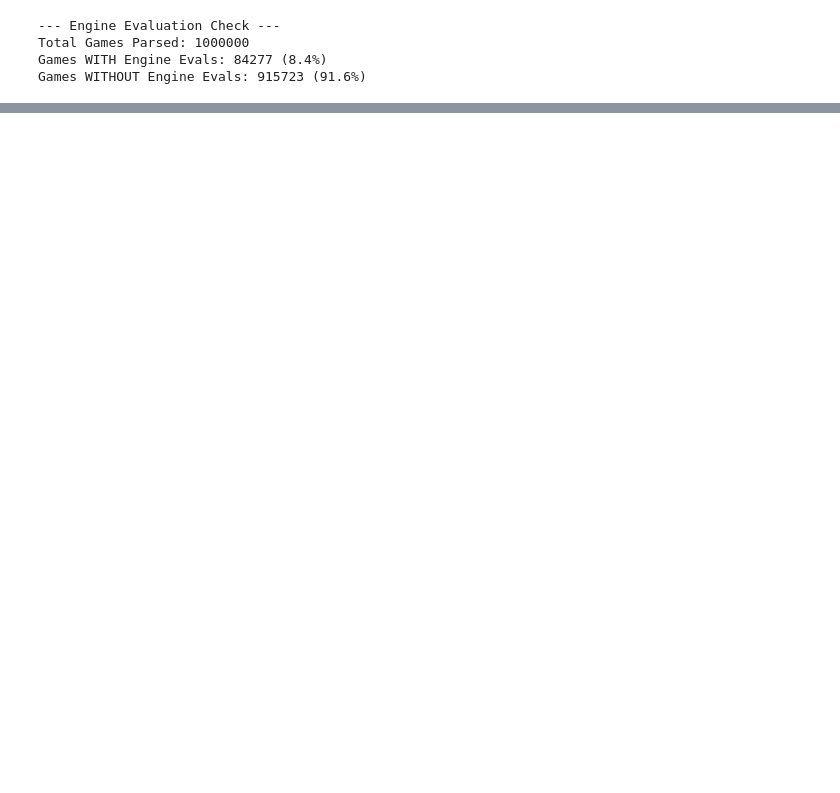
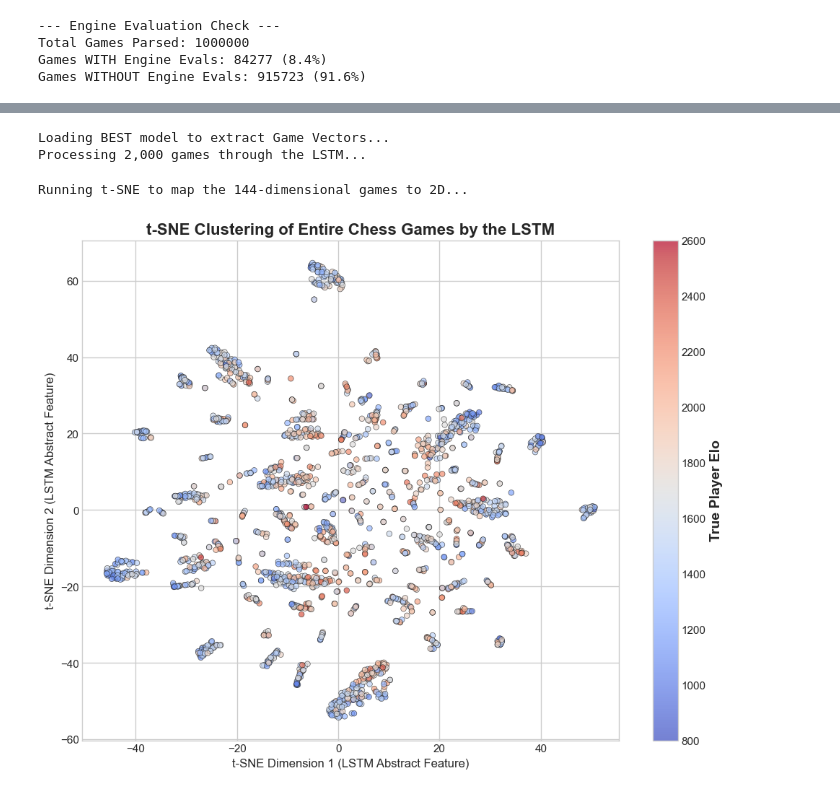
Before and after one commit to Defogh/AppML_FinalProject, a Jupyter notebook: root/workspace/elias_sandbox/Testing2.ipynb, the cells around one changed output, grey strips where cells are left out. Saved outputs shown, nothing was run; the diff lists cells and outputs as text; code cells hidden in the pictures; blank space fills up the shorter version.

```diff
--- a/root/workspace/elias_sandbox/Testing2.ipynb
+++ b/root/workspace/elias_sandbox/Testing2.ipynb
@@ -502,7 +497,7 @@ sample_true_dist = None
 print("Gathering predictions from validation set...")
 
 with torch.no_grad():
-    for moves, clocks, turns, evals, eco_ids, labels in val_loader:
+    for moves, clocks, turns, evals, eco_ids, labels in test_loader:
         moves, clocks, turns, evals, eco_ids = moves.to(device), clocks.to(device), turns.to(device), evals.to(device), eco_ids.to(device)
         labels = labels.to(device)
 
@@ -660,0 +732,73 @@ plt.show()
+# %%
+from sklearn.manifold import TSNE
+import matplotlib.pyplot as plt
+import numpy as np
+import torch
+
+print("Loading BEST model to extract Game Vectors...")
+model.load_state_dict(torch.load('distribution_chess_model.pth'))
+model.eval()
+
+game_vectors = []
+game_elos = []
+
+print("Processing 2,000 games through the LSTM...")
+with torch.no_grad():
+    for batch_idx, (moves, clocks, turns, evals, eco_ids, labels) in enumerate(test_loader):
+        moves, clocks, turns = moves.to(device), clocks.to(device), turns.to(device)
+        evals, eco_ids, labels = evals.to(device), eco_ids.to(device), labels.to(device)
+
+        # 1. Manually run the first half of the model's forward pass
+        embedded_moves = model.embedding(moves)
+        embedded_turns = model.turn_embedding(turns)
+        clocks_exp = clocks.unsqueeze(-1)
+        evals_exp = evals.unsqueeze(-1)
+
+        fused_seq = torch.cat((embedded_moves, embedded_turns, clocks_exp, evals_exp), dim=2)
+
+        # 2. Extract the Bidirectional LSTM final states (The "Game Summary")
+        _, (h_n, _) = model.lstm(fused_seq)
+        final_state = torch.cat((h_n[-2, :, :], h_n[-1, :, :]), dim=1)
+
+        # 3. Add the Opening (ECO) information
+        embedded_eco = model.eco_embedding(eco_ids)
+        combined_features = torch.cat((final_state, embedded_eco), dim=1) # Shape: [Batch_size, 144]
+
+        # 4. Save the Game Vectors and the True Elos
+        game_vectors.extend(combined_features.cpu().numpy())
+
+        true_elo = torch.argmax(labels, dim=1) * 100
+        game_elos.extend(true_elo.cpu().numpy())
+
+        # Stop after we have around 2,000 games (too many will crash t-SNE)
+        if len(game_vectors) >= 2000:
+            break
+
+game_vectors = np.array(game_vectors)
+game_elos = np.array(game_elos)
+
+print("Running t-SNE to map the 144-dimensional games to 2D...")
+tsne = TSNE(n_components=2, perplexity=40, random_state=42, init='pca', learning_rate='auto')
+games_2d = tsne.fit_transform(game_vectors)
+
+# --- Plotting the Results ---
+plt.figure(figsize=(12, 9))
+plt.style.use('seaborn-v0_8-whitegrid')
+
+# Scatter plot colored by Elo! Coolwarm puts Low Elo in Blue, High Elo in Red
+scatter = plt.scatter(games_2d[:, 0], games_2d[:, 1], c=game_elos, cmap='coolwarm', alpha=0.7, s=30, edgecolors='k', linewidth=0.5)
+
+# Add a colorbar to show the Elo scale
+cbar = plt.colorbar(scatter)
+cbar.set_label('True Player Elo', fontsize=14, weight='bold')
+
+plt.title('t-SNE Clustering of Entire Chess Games by the LSTM', fontsize=16, weight='bold')
+plt.xlabel('t-SNE Dimension 1 (LSTM Abstract Feature)')
+plt.ylabel('t-SNE Dimension 2 (LSTM Abstract Feature)')
+
+plt.show()
+# %% [output]
+Loading BEST model to extract Game Vectors...
+Processing 2,000 games through the LSTM...
+Running t-SNE to map the 144-dimensional games to 2D...
+[figure, added]
```
Also changed, not shown: parts of 9 cells of this notebook, 4 other files.
